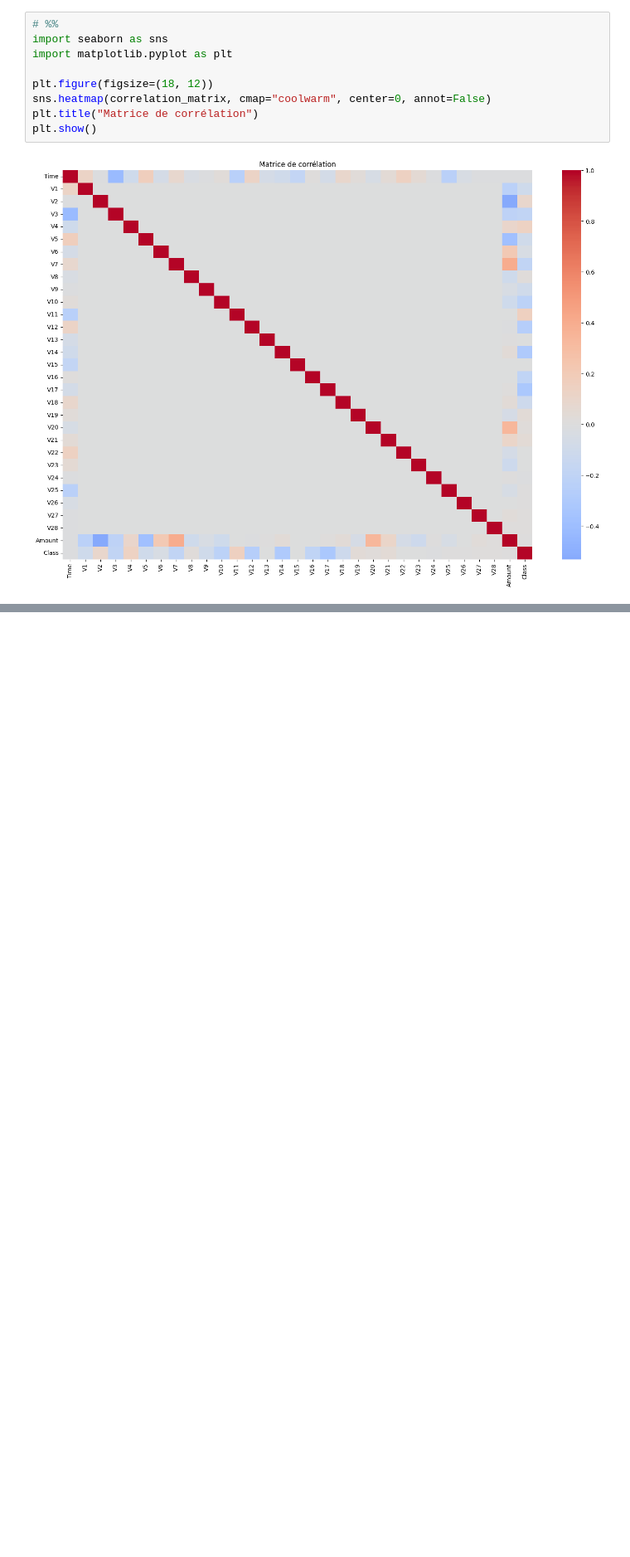
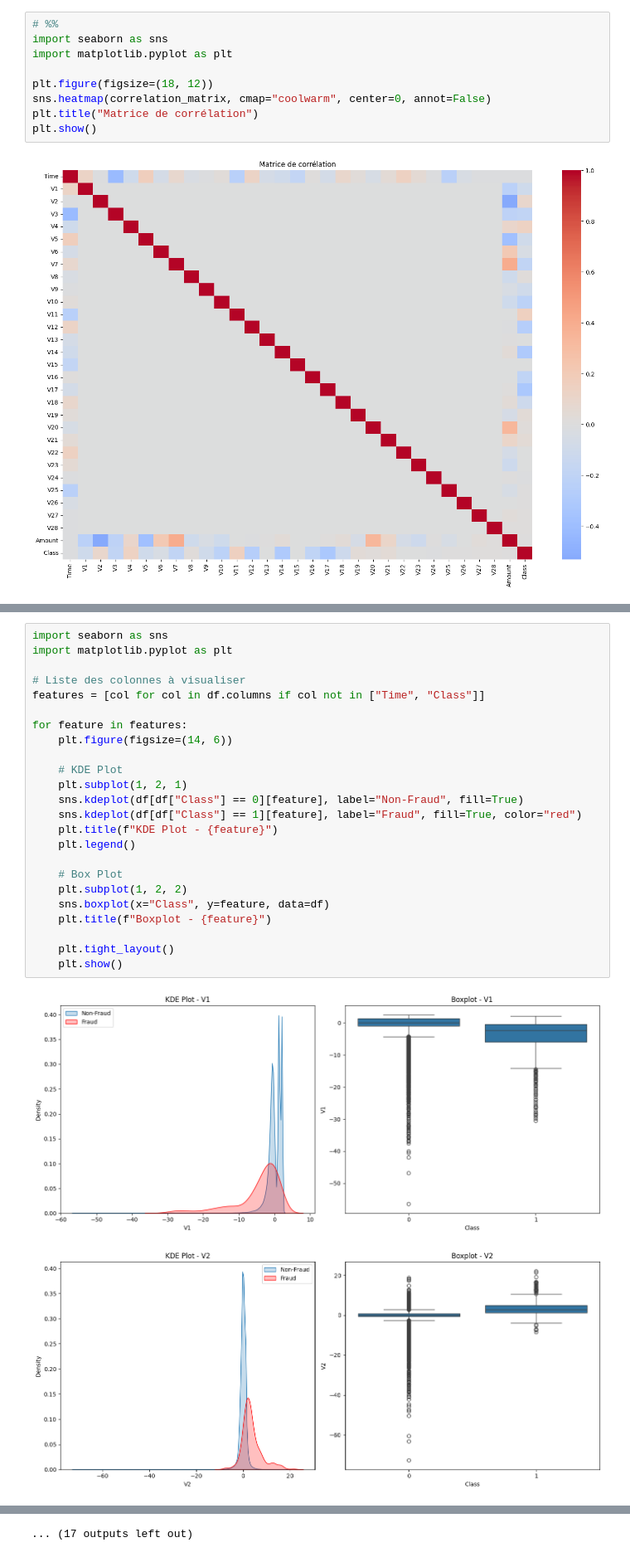
Before and after one commit to cfrBernard/ML-Fraud-Analysis, a Jupyter notebook: notebooks/01_exploration.ipynb, the cells around one changed output, grey strips where cells are left out. Shown at 83% size. Saved outputs shown, nothing was run; the diff lists cells and outputs as text; blank space fills up the shorter version.

Commit message:
Initial setup : KDE & Boxplot

```diff
--- a/notebooks/01_exploration.ipynb
+++ b/notebooks/01_exploration.ipynb
@@ -150,0 +130,27 @@ plt.show()
+# %%
+import seaborn as sns
+import matplotlib.pyplot as plt
+
+# Liste des colonnes à visualiser
+features = [col for col in df.columns if col not in ["Time", "Class"]]
+
+for feature in features:
+    plt.figure(figsize=(14, 6))
+
+    # KDE Plot
+    plt.subplot(1, 2, 1)
+    sns.kdeplot(df[df["Class"] == 0][feature], label="Non-Fraud", fill=True)
+    sns.kdeplot(df[df["Class"] == 1][feature], label="Fraud", fill=True, color="red")
+    plt.title(f"KDE Plot - {feature}")
+    plt.legend()
+
+    # Box Plot
+    plt.subplot(1, 2, 2)
+    sns.boxplot(x="Class", y=feature, data=df)
+    plt.title(f"Boxplot - {feature}")
+
+    plt.tight_layout()
+    plt.show()
+# %% [output]
+[figure, added]
+[figure, added]
@@ -150,0 +167 @@ plt.show()
+... (17 outputs left out)
```
Also changed, not shown: parts of 4 cells of this notebook.
